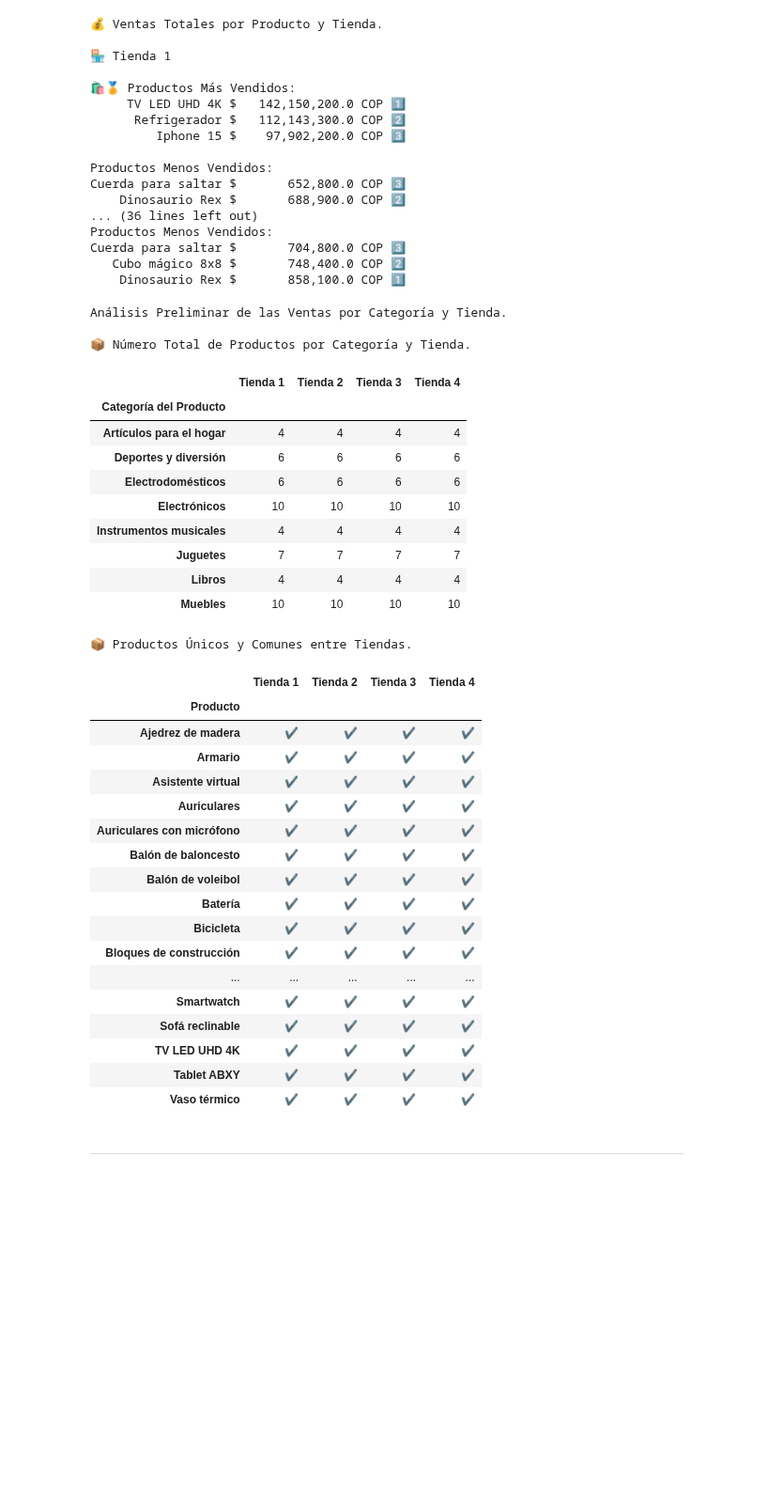
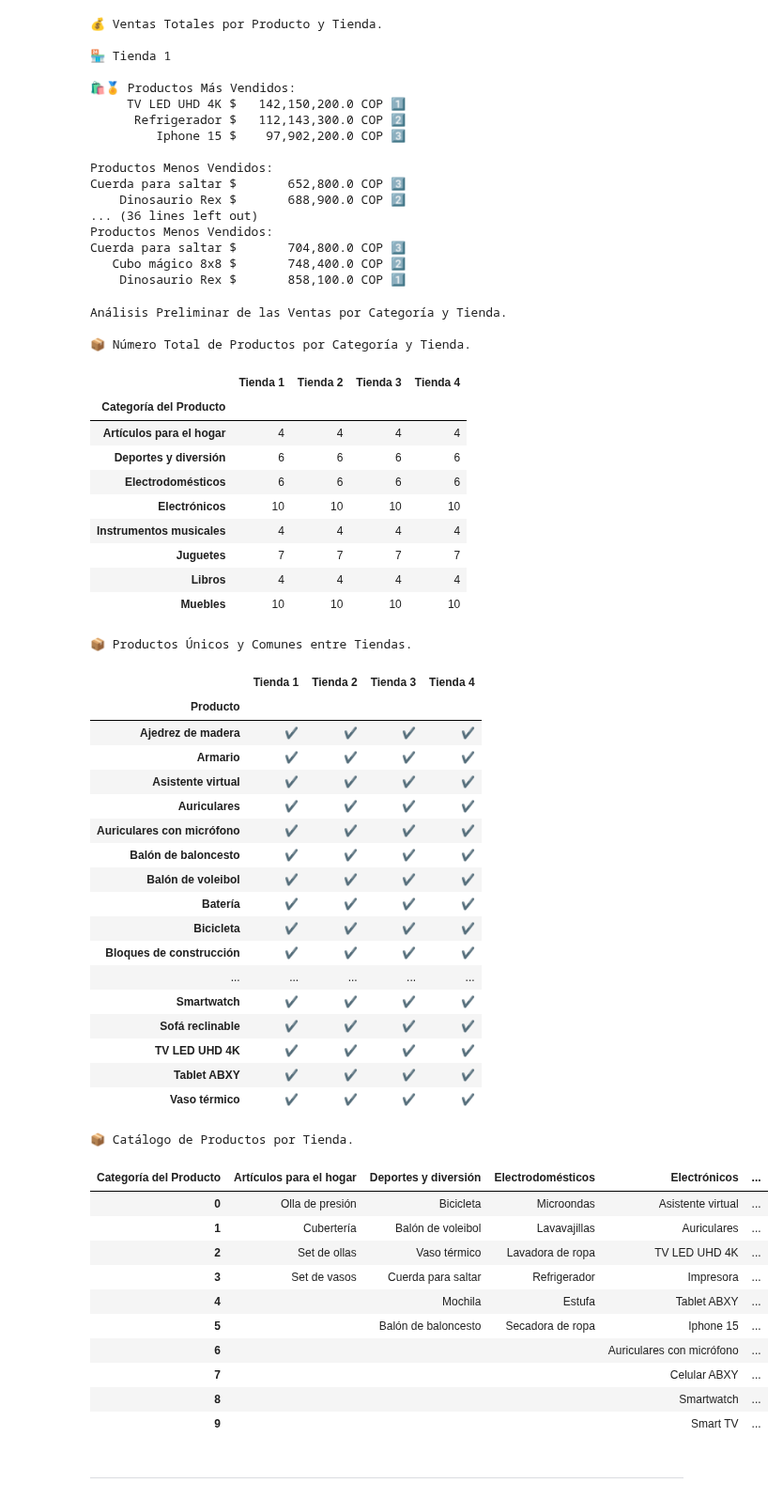
Before and after one commit to EuniceGarcia503/Challenge1_AluraStore, a Jupyter notebook: AluraStoreLatam.ipynb, the cells around one changed output. Shown at 94% size. Saved outputs shown, nothing was run; the diff lists cells and outputs as text; code cells hidden in the pictures; blank space fills up the shorter version.

Commit message:
Actualizo Análisis preliminar productos +/- vendidos por tienda: agrego cód. p/ Catálogo de Productos por Tienda.

```diff
--- a/AluraStoreLatam.ipynb
+++ b/AluraStoreLatam.ipynb
@@ -503,39 +503,73 @@ df_resument_participacion_vta_categoria = df_base_consolidado_vta_categoria_tien
 df_resument_participacion_vta_categoria = df_resument_participacion_vta_categoria.loc[
     df_resument_participacion_vta_categoria.max(axis=1).sort_values(ascending=False).index
 ]
+
+
+#Catálogo de Productos por Tienda.
+catalogo_productos = tienda1.groupby('Categoría del Producto')['Producto'].unique()
+from itertools import zip_longest
+
+#Supongamos que ya tienes tu Serie agrupada:
+#Catalogo_productos = tienda1.groupby('Categoría del Producto')['Producto'].unique()
+
+#Extraer como listas.
+listas = catalogo_productos.values  # listas de productos por categoría
+categorias = catalogo_productos.index  # nombres de las categorías
+
+#Transponer con relleno vacío para desigualdad de longitudes
+transpuesta = list(zip_longest(*listas, fillvalue=''))
+
+#Crear el DataFrame con columnas por categoría
+df_catalogo_ejemplo = pd.DataFrame(transpuesta, columns=categorias)
+
+#Catálogo de Productos.
+print(f"\n\n📦 Catálogo de Productos por Tienda.\n\n")
+display(df_catalogo_ejemplo)
 # %% [output]
 Análisis Preliminar de las Ventas por Categoría y Tienda.
 
 📦 Número Total de Productos por Categoría y Tienda.
 |  | Tienda 1 | Tienda 2 | Tienda 3 | Tienda 4 |
 | Categoría del Producto |  |  |  |  |
 | Artículos para el hogar | 4 | 4 | 4 | 4 |
 | Deportes y diversión | 6 | 6 | 6 | 6 |
 | Electrodomésticos | 6 | 6 | 6 | 6 |
 | Electrónicos | 10 | 10 | 10 | 10 |
 | Instrumentos musicales | 4 | 4 | 4 | 4 |
 | Juguetes | 7 | 7 | 7 | 7 |
 | Libros | 4 | 4 | 4 | 4 |
 | Muebles | 10 | 10 | 10 | 10 |
 📦 Productos Únicos y Comunes entre Tiendas.
 |  | Tienda 1 | Tienda 2 | Tienda 3 | Tienda 4 |
 | Producto |  |  |  |  |
 | Ajedrez de madera | ✔️ | ✔️ | ✔️ | ✔️ |
 | Armario | ✔️ | ✔️ | ✔️ | ✔️ |
 | Asistente virtual | ✔️ | ✔️ | ✔️ | ✔️ |
 | Auriculares | ✔️ | ✔️ | ✔️ | ✔️ |
 | Auriculares con micrófono | ✔️ | ✔️ | ✔️ | ✔️ |
 | Balón de baloncesto | ✔️ | ✔️ | ✔️ | ✔️ |
 | Balón de voleibol | ✔️ | ✔️ | ✔️ | ✔️ |
 | Batería | ✔️ | ✔️ | ✔️ | ✔️ |
 | Bicicleta | ✔️ | ✔️ | ✔️ | ✔️ |
 | Bloques de construcción | ✔️ | ✔️ | ✔️ | ✔️ |
 | ... | ... | ... | ... | ... |
 | Smartwatch | ✔️ | ✔️ | ✔️ | ✔️ |
 | Sofá reclinable | ✔️ | ✔️ | ✔️ | ✔️ |
 | TV LED UHD 4K | ✔️ | ✔️ | ✔️ | ✔️ |
 | Tablet ABXY | ✔️ | ✔️ | ✔️ | ✔️ |
 | Vaso térmico | ✔️ | ✔️ | ✔️ | ✔️ |
+📦 Catálogo de Productos por Tienda.
+| Categoría del Producto | Artículos para el hogar | Deportes y diversión | Electrodomésticos | Electrónicos | ... |
+| 0 | Olla de presión | Bicicleta | Microondas | Asistente virtual | ... |
+| 1 | Cubertería | Balón de voleibol | Lavavajillas | Auriculares | ... |
+| 2 | Set de ollas | Vaso térmico | Lavadora de ropa | TV LED UHD 4K | ... |
+| 3 | Set de vasos | Cuerda para saltar | Refrigerador | Impresora | ... |
+| 4 |  | Mochila | Estufa | Tablet ABXY | ... |
+| 5 |  | Balón de baloncesto | Secadora de ropa | Iphone 15 | ... |
+| 6 |  |  |  | Auriculares con micrófono | ... |
+| 7 |  |  |  | Celular ABXY | ... |
+| 8 |  |  |  | Smartwatch | ... |
+| 9 |  |  |  | Smart TV | ... |
 # %% [markdown]
 --------------------------------------------------------------------------
 # %% [markdown]
```
